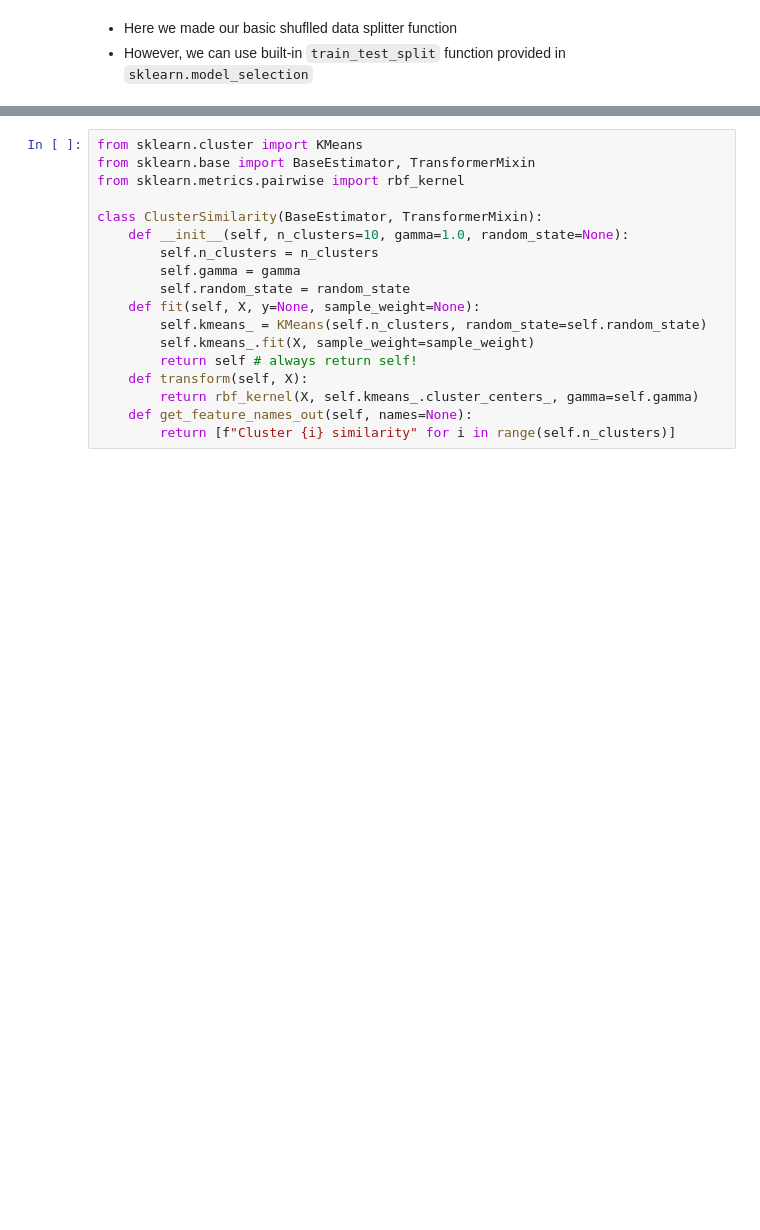
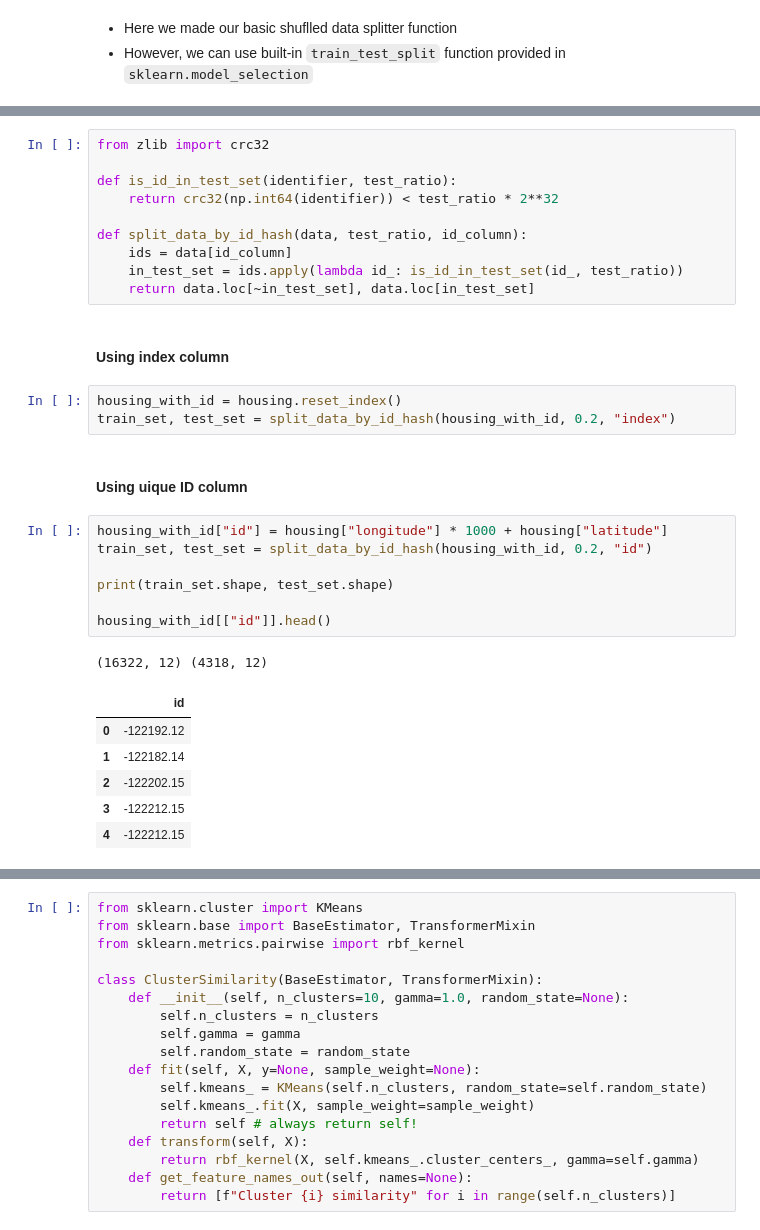
Before and after one commit to yusufjonc07/ML-learning, a Jupyter notebook: HandsOnML.ipynb, the cells around one changed output, grey strips where cells are left out. Saved outputs shown, nothing was run; the diff lists cells and outputs as text; blank space fills up the shorter version.

```diff
--- a/HandsOnML.ipynb
+++ b/HandsOnML.ipynb
@@ -118,0 +120,32 @@ plt.show()
+# %%
+from zlib import crc32
+
+def is_id_in_test_set(identifier, test_ratio):
+    return crc32(np.int64(identifier)) < test_ratio * 2**32
+
+def split_data_by_id_hash(data, test_ratio, id_column):
+    ids = data[id_column]
+    in_test_set = ids.apply(lambda id_: is_id_in_test_set(id_, test_ratio))
+    return data.loc[~in_test_set], data.loc[in_test_set]
+# %% [markdown]
+#### Using index column
+# %%
+housing_with_id = housing.reset_index()
+train_set, test_set = split_data_by_id_hash(housing_with_id, 0.2, "index")
+# %% [markdown]
+#### Using uique ID column
+# %%
+housing_with_id["id"] = housing["longitude"] * 1000 + housing["latitude"]
+train_set, test_set = split_data_by_id_hash(housing_with_id, 0.2, "id")
+
+print(train_set.shape, test_set.shape)
+
+housing_with_id[["id"]].head()
+# %% [output]
+(16322, 12) (4318, 12)
+|  | id |
+| 0 | -122192.12 |
+| 1 | -122182.14 |
+| 2 | -122202.15 |
+| 3 | -122212.15 |
+| 4 | -122212.15 |
```
Also changed, not shown: parts of 13 cells of this notebook.
